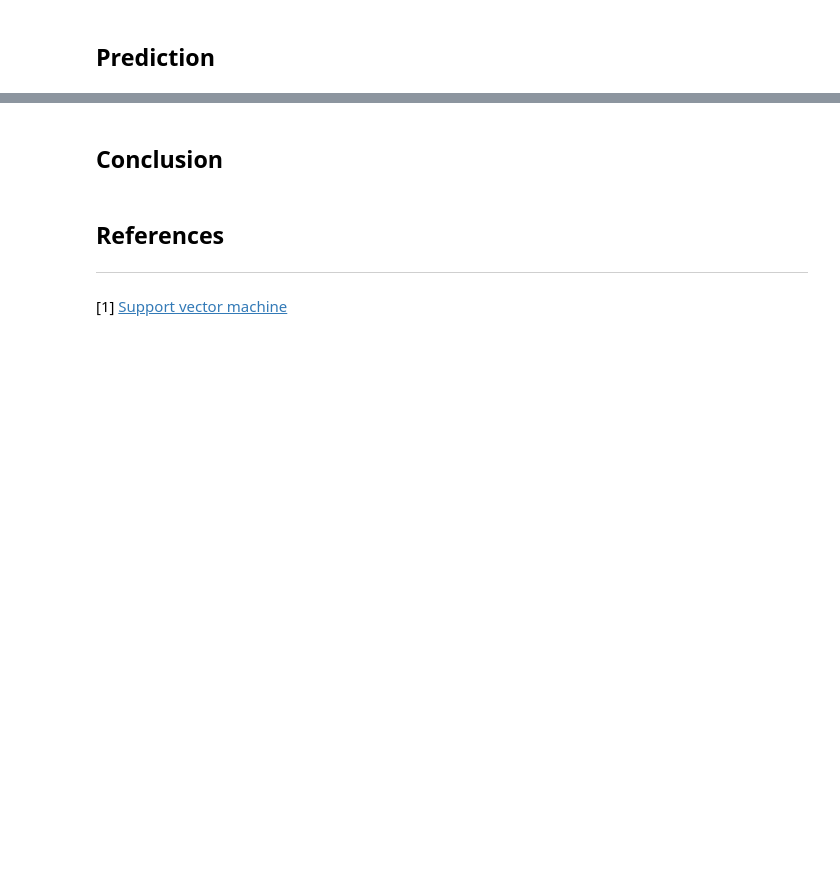
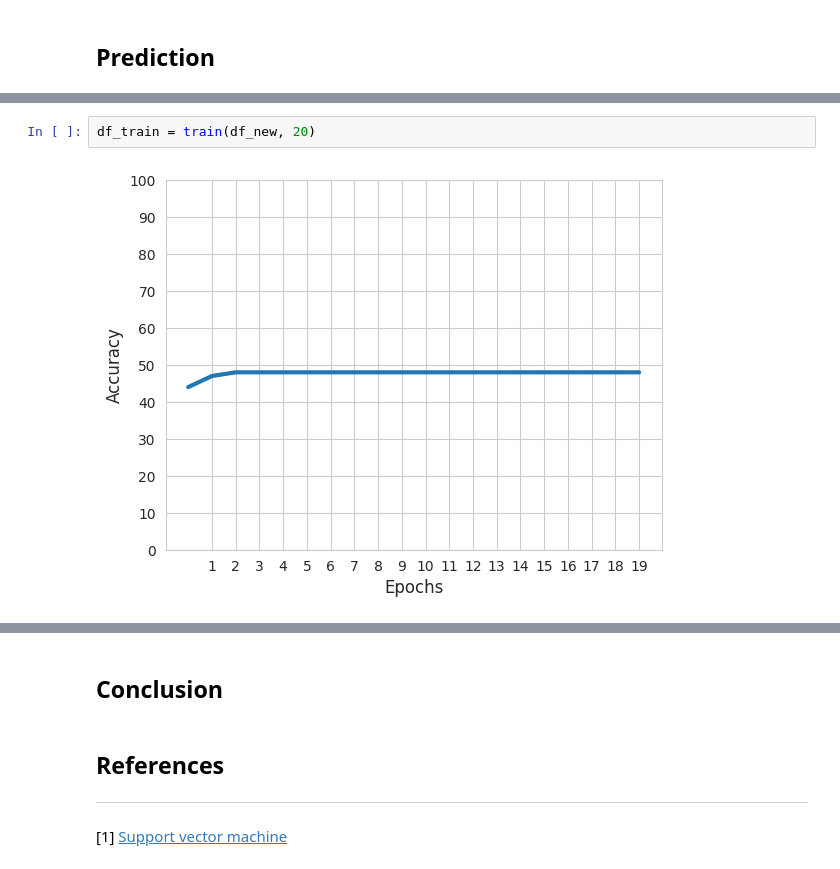
Before and after one commit to muscak/Master-Machine-Learning-Algorithms, a Jupyter notebook: Nonlinear-Algorithms/Support-Vector-Machines/SVM.ipynb, the cells around one changed output, grey strips where cells are left out. Saved outputs shown, nothing was run; the diff lists cells and outputs as text; blank space fills up the shorter version.

```diff
--- a/Nonlinear-Algorithms/Support-Vector-Machines/SVM.ipynb
+++ b/Nonlinear-Algorithms/Support-Vector-Machines/SVM.ipynb
@@ -144,0 +177,4 @@ array([2.40710326, 2.2038783 ])
+# %%
+df_train = train(df_new, 20)
+# %% [output]
+[figure, added]
```
Also changed, not shown: parts of 21 cells of this notebook.
